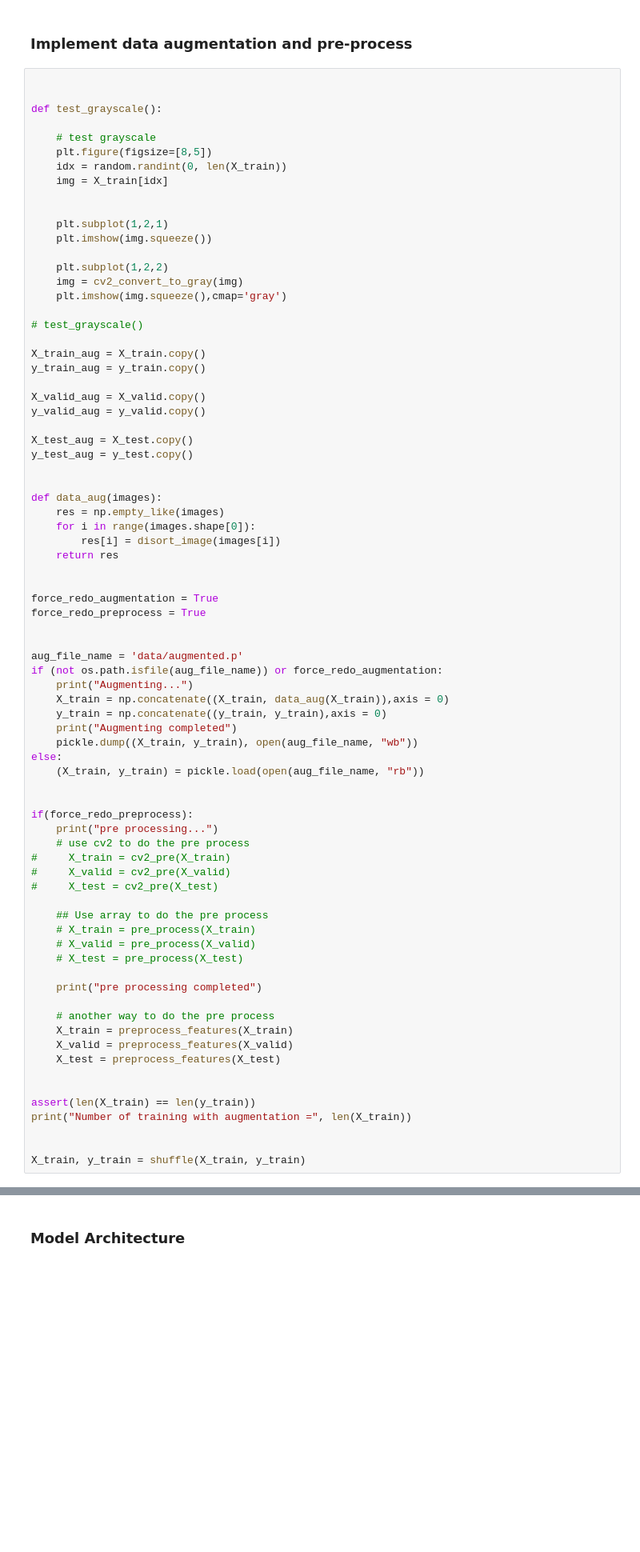
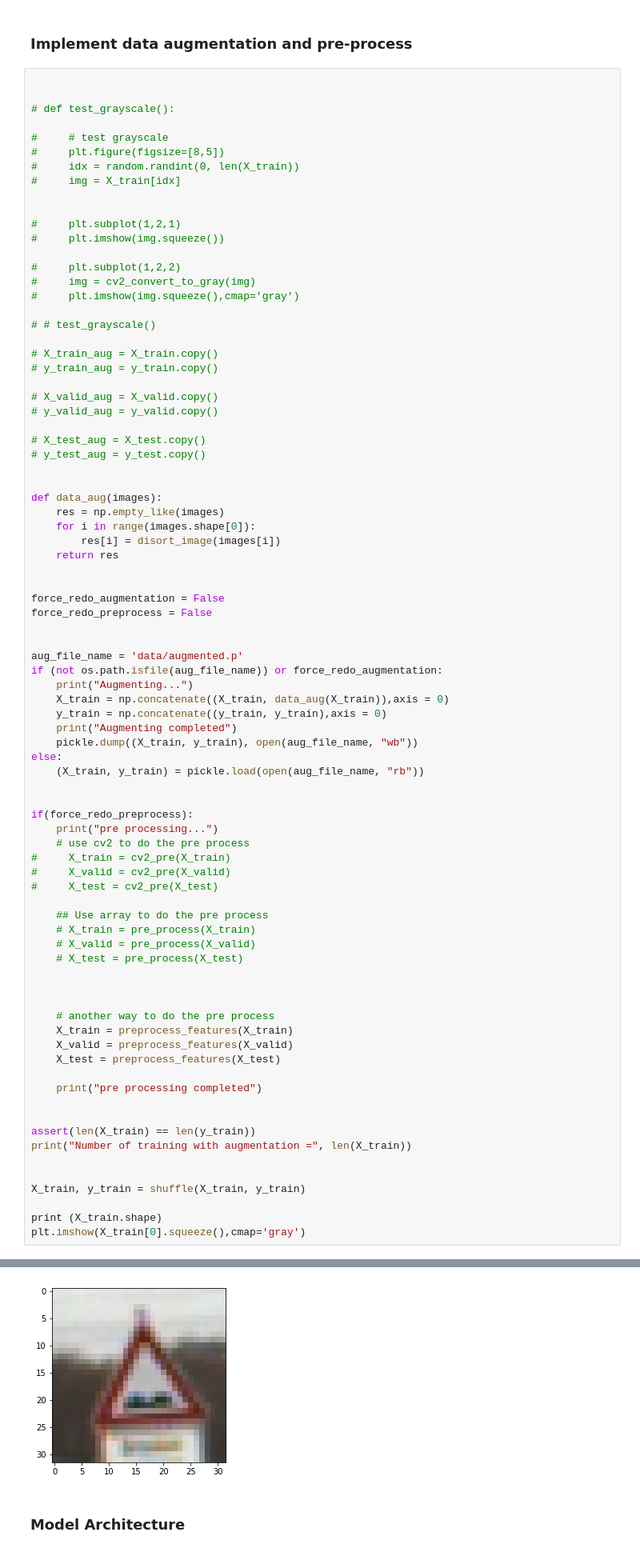
Before and after one commit to yuan-ji/CarND-Traffic-Sign-Classifier-Project, a Jupyter notebook: Traffic_Sign_Classifier.ipynb, the cells around one changed output, grey strips where cells are left out. Shown at 80% size. Cells and saved outputs as stored; diff of their text form; blank space fills up the shorter version.

```diff
--- a/Traffic_Sign_Classifier.ipynb
+++ b/Traffic_Sign_Classifier.ipynb
@@ -394,31 +394,31 @@ Using TensorFlow backend.
 # %%
 
 
-def test_grayscale():
+# def test_grayscale():
 
-    # test grayscale
-    plt.figure(figsize=[8,5])
-    idx = random.randint(0, len(X_train))
-    img = X_train[idx]
+#     # test grayscale
+#     plt.figure(figsize=[8,5])
+#     idx = random.randint(0, len(X_train))
+#     img = X_train[idx]
 
 
-    plt.subplot(1,2,1)
-    plt.imshow(img.squeeze())
+#     plt.subplot(1,2,1)
+#     plt.imshow(img.squeeze())
 
-    plt.subplot(1,2,2)
-    img = cv2_convert_to_gray(img)
-    plt.imshow(img.squeeze(),cmap='gray')
+#     plt.subplot(1,2,2)
+#     img = cv2_convert_to_gray(img)
+#     plt.imshow(img.squeeze(),cmap='gray')
 
-# test_grayscale()
+# # test_grayscale()
 
-X_train_aug = X_train.copy()
-y_train_aug = y_train.copy()
+# X_train_aug = X_train.copy()
+# y_train_aug = y_train.copy()
 
-X_valid_aug = X_valid.copy()
-y_valid_aug = y_valid.copy()
+# X_valid_aug = X_valid.copy()
+# y_valid_aug = y_valid.copy()
 
-X_test_aug = X_test.copy()
-y_test_aug = y_test.copy()
+# X_test_aug = X_test.copy()
+# y_test_aug = y_test.copy()
 
 
 def data_aug(images):
@@ -428,8 +428,8 @@ def data_aug(images):
     return res
 
 
-force_redo_augmentation = True
-force_redo_preprocess = True
+force_redo_augmentation = False
+force_redo_preprocess = False
 
 
 aug_file_name = 'data/augmented.p'
@@ -455,12 +455,14 @@ if(force_redo_preprocess):
     # X_valid = pre_process(X_valid)
     # X_test = pre_process(X_test)
 
-    print("pre processing completed")
+
 
     # another way to do the pre process
     X_train = preprocess_features(X_train)
     X_valid = preprocess_features(X_valid)
     X_test = preprocess_features(X_test)
+
+    print("pre processing completed")
 
 
 assert(len(X_train) == len(y_train))
@@ -468,4 +470,7 @@ print("Number of training with augmentation =", len(X_train))
 
 
 X_train, y_train = shuffle(X_train, y_train)
+
+print (X_train.shape)
+plt.imshow(X_train[0].squeeze(),cmap='gray')
 # %% [output]
@@ -477,3 +480,4 @@ Number of training with augmentation = 69598
+[figure, added]
 # %% [markdown]
 ### Model Architecture
 # %%
```
Also changed, not shown: parts of 11 cells of this notebook.
